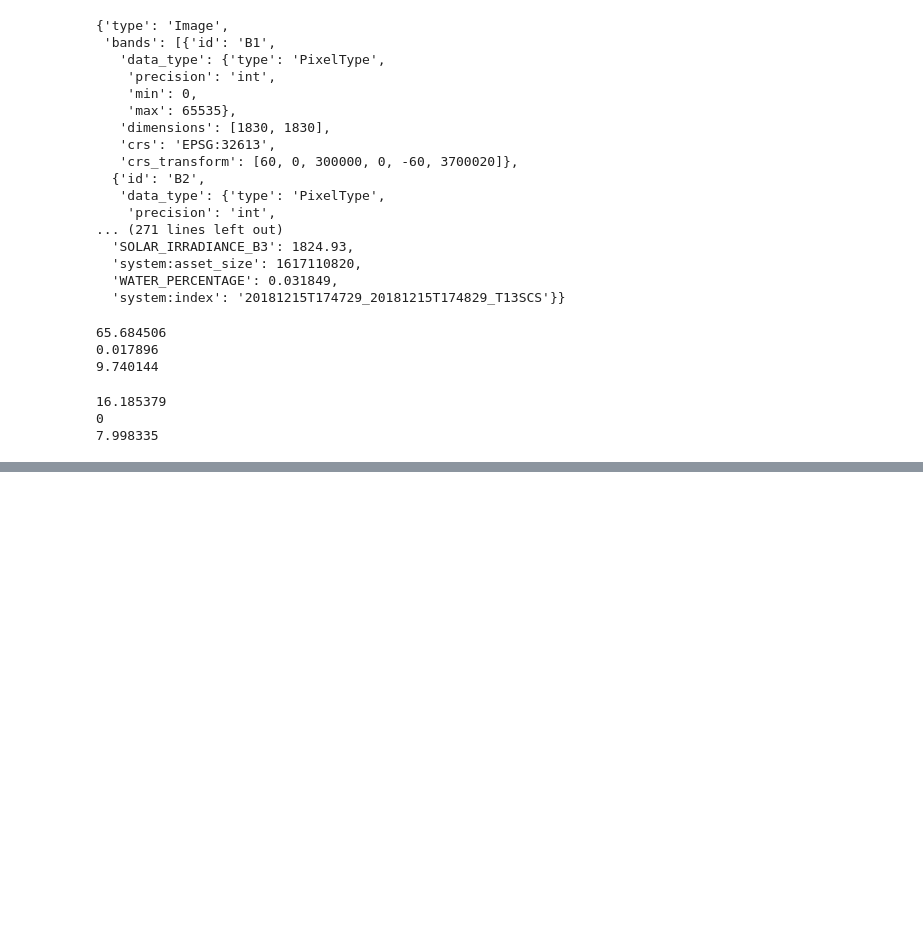
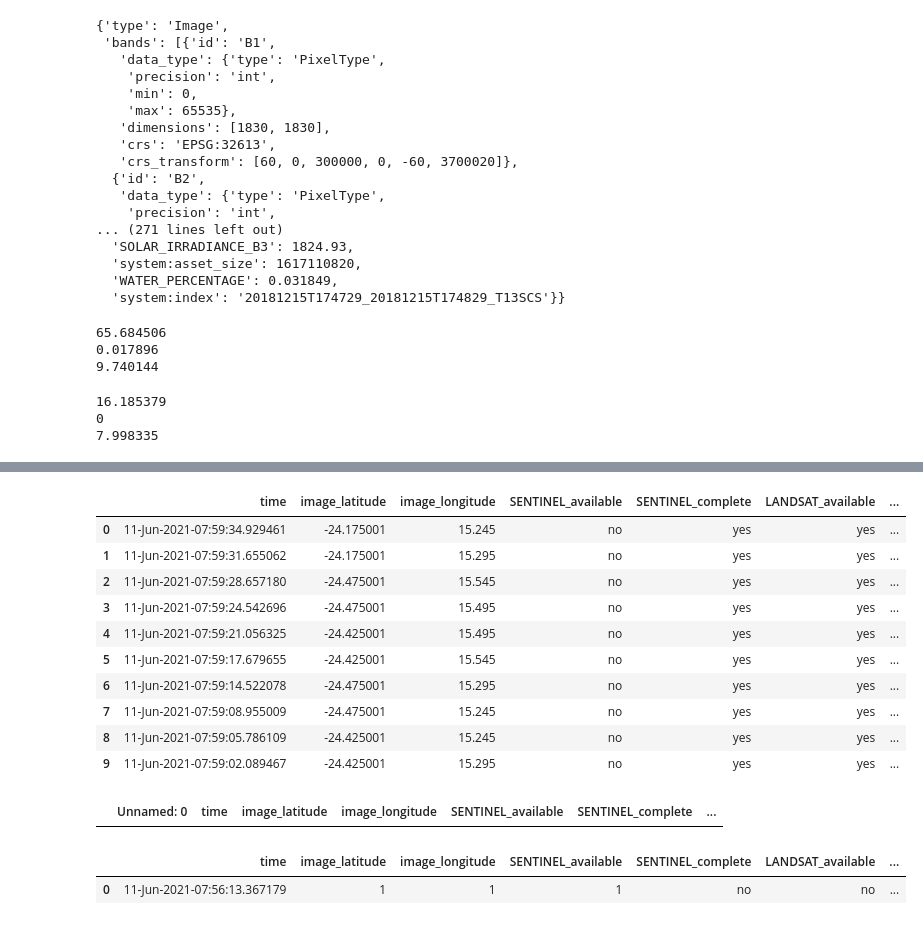
Before and after one commit to cedricmjohn/marswinds, a Jupyter notebook: notebooks/cedric_practice_dataset_generator.ipynb, the cells around one changed output, grey strips where cells are left out. Saved outputs shown, nothing was run; the diff lists cells and outputs as text; code cells hidden in the pictures; blank space fills up the shorter version.

```diff
--- a/notebooks/cedric_practice_dataset_generator.ipynb
+++ b/notebooks/cedric_practice_dataset_generator.ipynb
@@ -563,0 +690,14 @@ Name: folder, dtype: int64
+# %%
+pd.read_csv('../raw_data/logs/11-Jun-2021-07-58-57.csv')
+# %% [output]
+|  | time | image_latitude | image_longitude | SENTINEL_available | SENTINEL_complete | LANDSAT_available | ... |
+| 0 | 11-Jun-2021-07:59:34.929461 | -24.175001 | 15.245 | no | yes | yes | ... |
+| 1 | 11-Jun-2021-07:59:31.655062 | -24.175001 | 15.295 | no | yes | yes | ... |
+| 2 | 11-Jun-2021-07:59:28.657180 | -24.475001 | 15.545 | no | yes | yes | ... |
+| 3 | 11-Jun-2021-07:59:24.542696 | -24.475001 | 15.495 | no | yes | yes | ... |
+| 4 | 11-Jun-2021-07:59:21.056325 | -24.425001 | 15.495 | no | yes | yes | ... |
+| 5 | 11-Jun-2021-07:59:17.679655 | -24.425001 | 15.545 | no | yes | yes | ... |
+| 6 | 11-Jun-2021-07:59:14.522078 | -24.475001 | 15.295 | no | yes | yes | ... |
+| 7 | 11-Jun-2021-07:59:08.955009 | -24.475001 | 15.245 | no | yes | yes | ... |
+| 8 | 11-Jun-2021-07:59:05.786109 | -24.425001 | 15.245 | no | yes | yes | ... |
+| 9 | 11-Jun-2021-07:59:02.089467 | -24.425001 | 15.295 | no | yes | yes | ... |
@@ -563,0 +709,19 @@ Name: folder, dtype: int64
+# %%
+pd.read_csv('test.csv')
+# %% [output]
+|  | Unnamed: 0 | time | image_latitude | image_longitude | SENTINEL_available | SENTINEL_complete | ... |
+# %%
+d = {"time":[datetime.datetime.now().strftime("%d-%b-%Y-%H:%M:%S.%f")],
+            "image_latitude":[1],
+            "image_longitude":[1],
+            "SENTINEL_available":[1],
+            "SENTINEL_complete":['no'],
+            "LANDSAT_available":['no'],
+            "LANDSAT_complete":['no'],
+            "file_name":['no']
+        }
+pd.concat([pd.DataFrame.from_dict(d),
+                               pd.read_csv('test.csv')])
+# %% [output]
+|  | time | image_latitude | image_longitude | SENTINEL_available | SENTINEL_complete | LANDSAT_available | ... |
+| 0 | 11-Jun-2021-07:56:13.367179 | 1 | 1 | 1 | no | no | ... |
```
Also changed, not shown: parts of 31 cells of this notebook, 4 other files.
